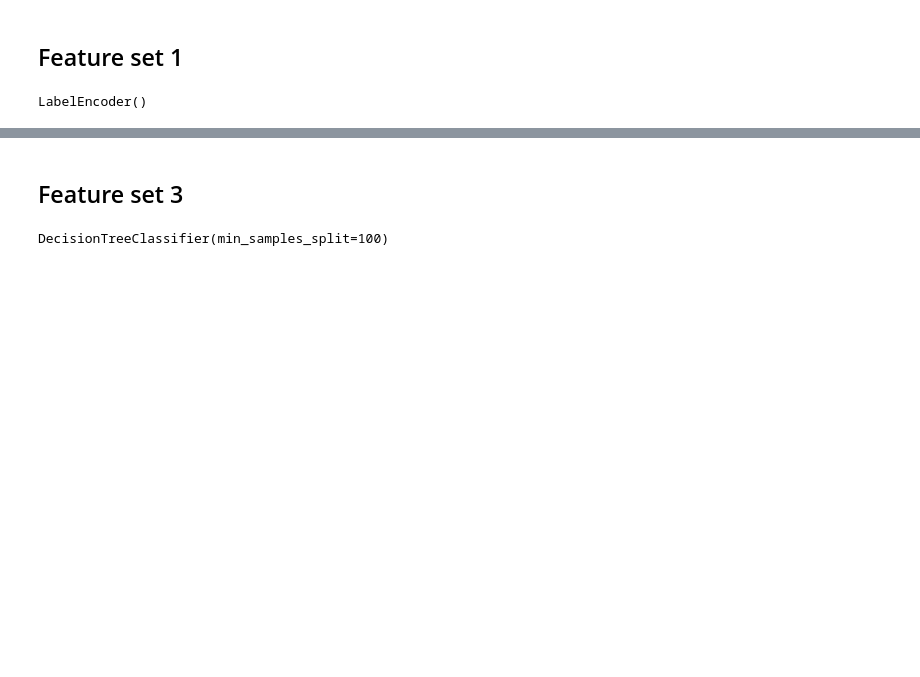
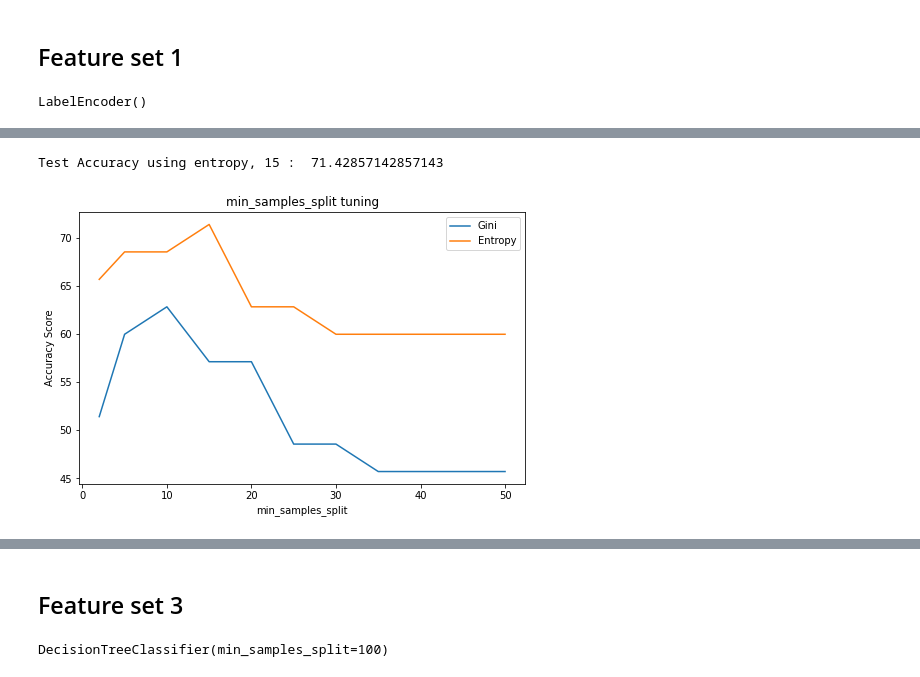
Before and after one commit to siennawishart/MSCI-446-Project, a Jupyter notebook: Supervised Learning/Decision Trees.ipynb, the cells around one changed output, grey strips where cells are left out. Saved outputs shown, nothing was run; the diff lists cells and outputs as text; code cells hidden in the pictures; blank space fills up the shorter version.

```diff
--- a/Supervised Learning/Decision Trees.ipynb
+++ b/Supervised Learning/Decision Trees.ipynb
@@ -83,6 +83,13 @@ features = [
             'Women'
             ]
 
+all_features = ['Major_category_coded', 'Total',
+       'Sample_size', 'Men', 'Women', 'ShareWomen', 'Employed', 'Full_time',
+       'Part_time', 'Full_time_year_round', 'Unemployed', 'Unemployment_rate',
+       'College_jobs', 'Non_college_jobs',
+       'Low_wage_jobs', 'Num_majors', 'Percent_sample_size',
+       'Percent_employed', 'Percent_unemployed', 'Percent_college',
+       'Percent_non_college', 'Percent_low_wage', 'Percent_full_time']
 # since sklearn does not support categorical variables - 57%
 # features = [
 #        'Major_category_Agriculture & Natural Resources',
@@ -106,6 +113,28 @@ features = [
 #        'Women'
 # ]
 
+# all_features = [
+#     'Total',
+#        'Sample_size', 'Men', 'Women', 'ShareWomen', 'Employed', 'Full_time',
+#        'Part_time', 'Full_time_year_round', 'Unemployed', 'Unemployment_rate',
+#        'College_jobs', 'Non_college_jobs',
+#        'Low_wage_jobs', 'Num_majors', 'Percent_sample_size',
+#        'Percent_employed', 'Percent_unemployed', 'Percent_college',
+#        'Percent_non_college', 'Percent_low_wage', 'Percent_full_time',
+#     'Major_category_Agriculture & Natural Resources',
+#        'Major_category_Arts', 'Major_category_Biology & Life Science',
+#        'Major_category_Business', 'Major_category_Communications & Journalism',
+#        'Major_category_Computers & Mathematics', 'Major_category_Education',
+#        'Major_category_Engineering', 'Major_category_Health',
+#        'Major_category_Humanities & Liberal Arts',
+#        'Major_category_Industrial Arts & Consumer Services',
+#        'Major_category_Interdisciplinary',
+#        'Major_category_Law & Public Policy',
+#        'Major_category_Physical Sciences',
+#        'Major_category_Psychology & Social Work',
+#        'Major_category_Social Science'
+# ]
+
 
 # ## 65.7%
 # features = [
@@ -125,9 +154,3 @@ le = LabelEncoder()
 le.fit(data["Median_category"])
 # %% [output]
 LabelEncoder()
-# %%
-X_train = train[features]
-y_train = le.transform(train['Median_category'])
-
-X_test = test[features]
-y_test = le.transform(test['Median_category'])
@@ -140,0 +231,38 @@ Accuracy using Decision Tree:  57.14285714285714
+# %%
+c = DecisionTreeClassifier(min_samples_split=15, criterion='entropy')
+
+features = [
+            'Major_category_coded',
+            'Percent_full_time',
+            'Percent_college',
+            'Percent_non_college',
+            'Percent_sample_size',
+            'ShareWomen',
+            'Unemployment_rate',
+            'Women'
+            ]
+
+X_train = train[all_features]
+y_train = le.transform(train['Median_category'])
+
+X_test = test[all_features]
+y_test = le.transform(test['Median_category'])
+c.fit(X_train,y_train)
+y_pred = c.predict(X_test)
+score = accuracy_score(y_test,y_pred)*100
+print("Test Accuracy using entropy,", 15, ": ", score )
+#     print("Training accuracy using entropy,", sample, ": ", accuracy_score(y_train, c.predict(X_train)))
+# %% [output]
+Test Accuracy using entropy, 15 :  71.42857142857143
+# %%
+plt.figure(num = 3, figsize=(8, 5))
+plt.plot(MIN_SAMPLES, ACCURACY_SCORES, label="Gini")
+plt.plot(MIN_SAMPLES, ACCURACY_SCORES_ENTROPY, label="Entropy")
+plt.xlabel("min_samples_split")
+plt.ylabel("Accuracy Score")
+plt.title("min_samples_split tuning")
+plt.legend(loc="upper right")
+
+plt.show()
+# %% [output]
+[figure, added]
```
Also changed, not shown: parts of 9 cells of this notebook, 1 other file.
